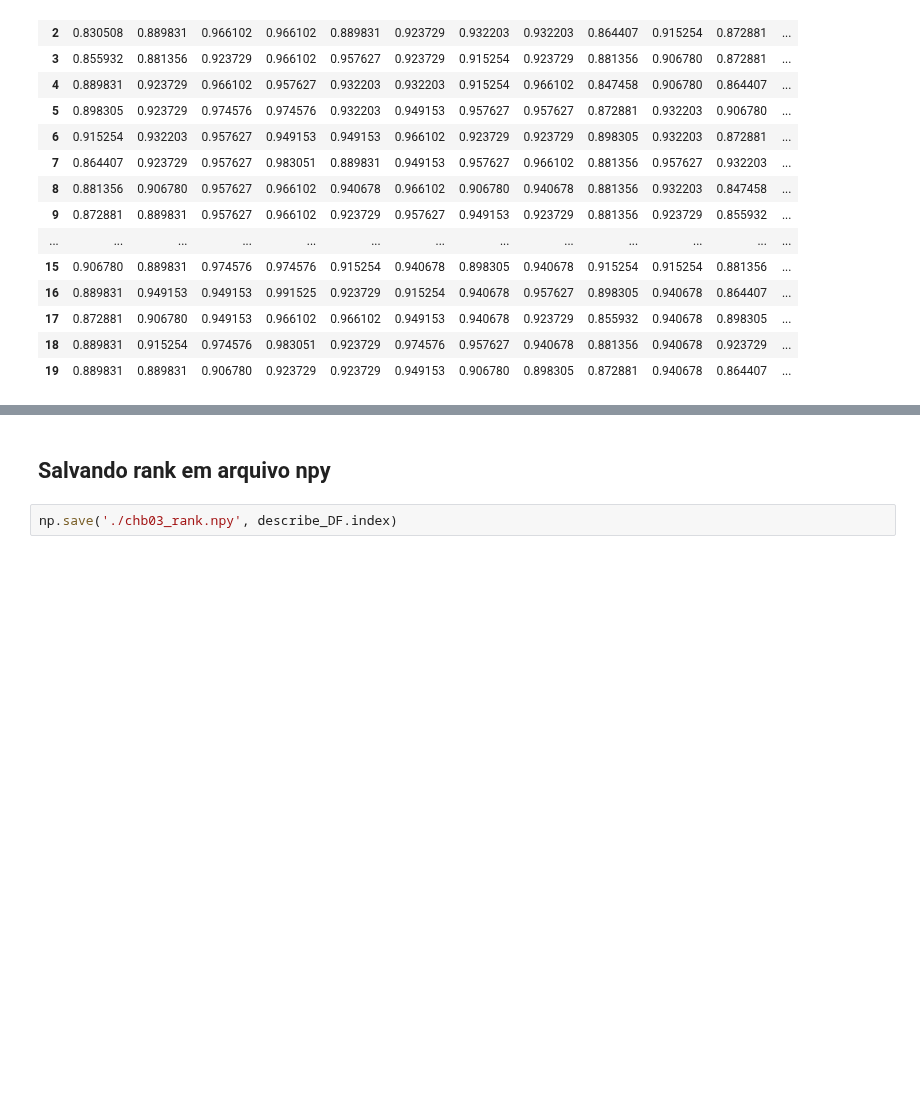
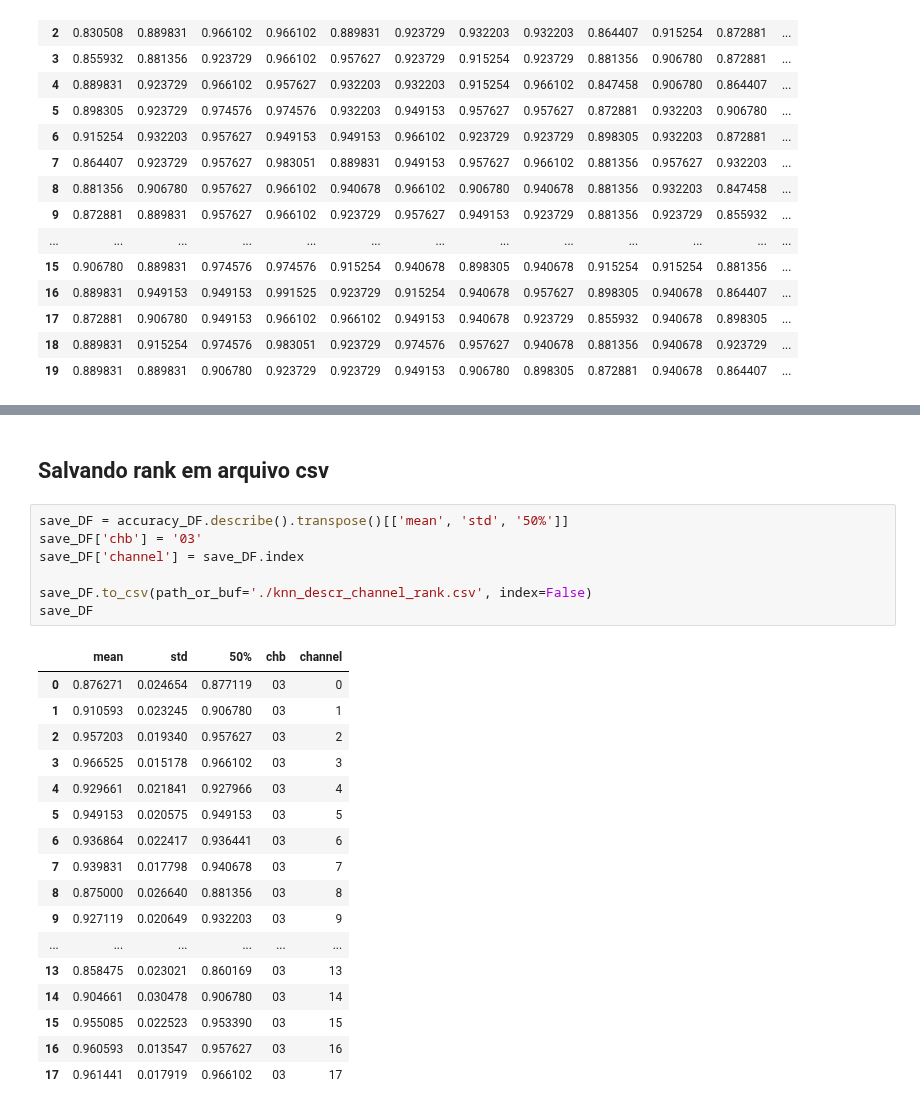
Before and after one commit to newtmagalhaes/Machine-Learning, a Jupyter notebook: ML/f02-chb/chb03/01-knn.ipynb, the cells around one changed output, grey strips where cells are left out. Cells and saved outputs as stored; diff of their text form; blank space fills up the shorter version.

```diff
--- a/ML/f02-chb/chb03/01-knn.ipynb
+++ b/ML/f02-chb/chb03/01-knn.ipynb
@@ -94,6 +93,29 @@ describe_DF
 | 12 | 20.0 | 0.817797 | 0.037549 | 0.762712 | 0.786017 | 0.822034 | 0.849576 | 0.881356 |
 [figure]
 # %% [markdown]
-## Salvando rank em arquivo npy
+## Salvando rank em arquivo csv
-# %%
-np.save('./chb03_rank.npy', describe_DF.index)
+# %%
+save_DF = accuracy_DF.describe().transpose()[['mean', 'std', '50%']]
+save_DF['chb'] = '03'
+save_DF['channel'] = save_DF.index
+
+save_DF.to_csv(path_or_buf='./knn_descr_channel_rank.csv', index=False)
+save_DF
+# %% [output]
+|  | mean | std | 50% | chb | channel |
+| 0 | 0.876271 | 0.024654 | 0.877119 | 03 | 0 |
+| 1 | 0.910593 | 0.023245 | 0.906780 | 03 | 1 |
+| 2 | 0.957203 | 0.019340 | 0.957627 | 03 | 2 |
+| 3 | 0.966525 | 0.015178 | 0.966102 | 03 | 3 |
+| 4 | 0.929661 | 0.021841 | 0.927966 | 03 | 4 |
+| 5 | 0.949153 | 0.020575 | 0.949153 | 03 | 5 |
+| 6 | 0.936864 | 0.022417 | 0.936441 | 03 | 6 |
+| 7 | 0.939831 | 0.017798 | 0.940678 | 03 | 7 |
+| 8 | 0.875000 | 0.026640 | 0.881356 | 03 | 8 |
+| 9 | 0.927119 | 0.020649 | 0.932203 | 03 | 9 |
+| ... | ... | ... | ... | ... | ... |
+| 13 | 0.858475 | 0.023021 | 0.860169 | 03 | 13 |
+| 14 | 0.904661 | 0.030478 | 0.906780 | 03 | 14 |
+| 15 | 0.955085 | 0.022523 | 0.953390 | 03 | 15 |
+| 16 | 0.960593 | 0.013547 | 0.957627 | 03 | 16 |
+| 17 | 0.961441 | 0.017919 | 0.966102 | 03 | 17 |
```
Also changed, not shown: parts of 2 cells of this notebook, 19 other files.
